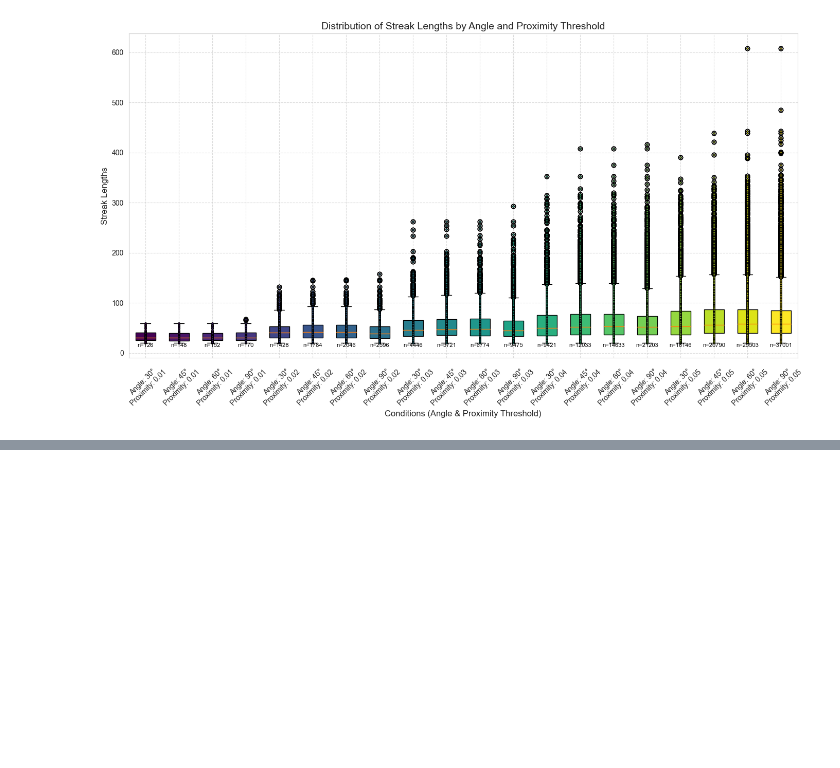
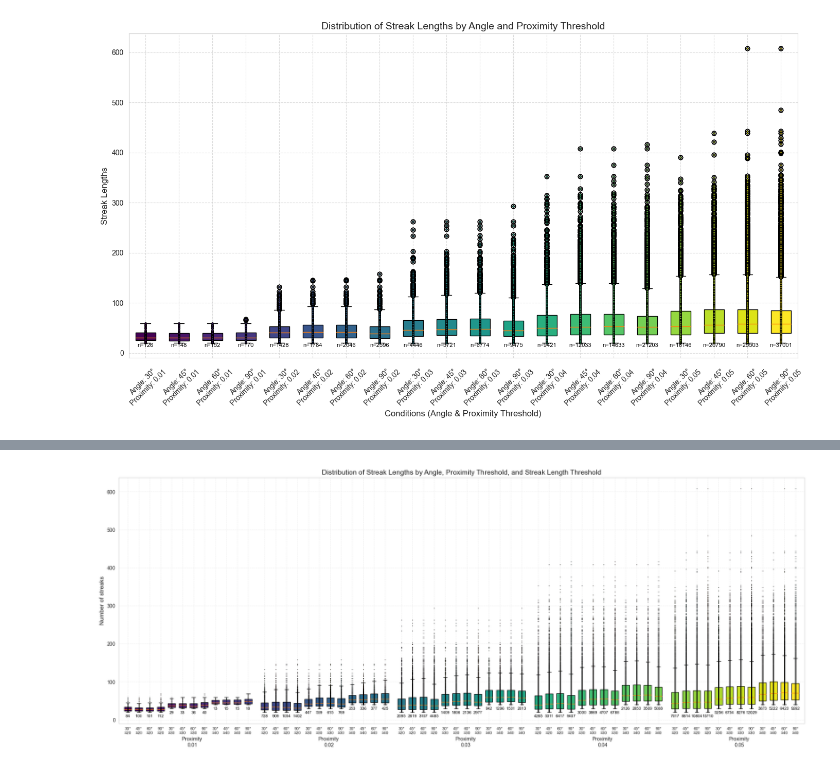
Before and after one commit to kajalkumarii/fish-size-analysis, a Jupyter notebook: processed_filtered_tracklet_length_analysis02022024.ipynb, the cells around one changed output, grey strips where cells are left out. Cells and saved outputs as stored; diff of their text form; code cells hidden in the pictures; blank space fills up the shorter version.

```diff
--- a/processed_filtered_tracklet_length_analysis02022024.ipynb
+++ b/processed_filtered_tracklet_length_analysis02022024.ipynb
@@ -174,0 +252,73 @@ plt.show()
+# %%
+# Set figure size
+plt.figure(figsize=(20, 8))
+
+# Prepare data for box plots
+data_to_plot = []
+angle_streak_labels = []
+proximity_labels = []
+positions = []
+colors = plt.cm.viridis(np.linspace(0, 1, len(proximity_thresholds) * len(angles) * len(streak_length_thresholds)))
+
+current_position = 1
+position_offset = 0.6
+group_gap = 0.3  # Smaller gap between groups
+proximity_label_positions = []
+
+for proximity_threshold in proximity_thresholds:
+    proximity_label_positions.append(current_position + (position_offset * len(streak_length_thresholds) * len(angles) / 2) - position_offset / 8)
+    for streak_length_threshold in streak_length_thresholds:
+        for angle in angles:
+            filtered_df = df[(df['angle'] == angle) &
+                             (df['proximity_threshold'] == proximity_threshold) &
+                             (df['streak_length_threshold'] == streak_length_threshold)]
+            all_lengths = [length for sublist in filtered_df['streak_lengths'] for length in sublist]
+
+            if all_lengths:
+                data_to_plot.append(all_lengths)
+                angle_streak_labels.append(f'{angle}°\n≥{streak_length_threshold}')
+                positions.append(current_position)
+
+                plt.scatter([current_position] * len(all_lengths), all_lengths, alpha=0.6, edgecolor='black', s=0.5, zorder=2)
+                current_position += position_offset
+
+    current_position += group_gap  # Increase the position for the next proximity threshold group
+
+# Create box plots
+boxplots = plt.boxplot(data_to_plot, positions=positions, widths=0.4, patch_artist=True, zorder=1, showfliers=False)
+
+# Set colors for each box
+for patch, color in zip(boxplots['boxes'], colors):
+    patch.set_facecolor(color)
+
+
+    # Add text for the number of streaks below each whisker
+for i, whisker in enumerate(boxplots['whiskers'][::2]):  # Use the bottom whiskers
+    num_streaks = len(data_to_plot[i])
+    x_position = positions[i]
+    y_position = whisker.get_ydata()[1]  # Bottom of the whisker
+    # Move the text further down by subtracting a value from y_position
+    plt.text(x_position, y_position - 6, f'{num_streaks}', horizontalalignment='center', verticalalignment='top', fontsize=8, color='black')
+
+# Set labels and title
+# plt.xlabel('Conditions', fontsize=12)
+plt.ylabel('Number of streaks', fontsize=12)
+plt.title('Distribution of Streak Lengths by Angle, Proximity Threshold, and Streak Length Threshold', fontsize=14)
+
+# Set x-ticks for angle and streak length threshold labels
+plt.xticks(ticks=positions, labels=angle_streak_labels, fontsize=8)
+
+# Set x-ticks for proximity threshold labels
+for pos, label in zip(proximity_label_positions, proximity_thresholds):
+    plt.text(pos, -70, f'Proximity\n{label}', horizontalalignment='center', fontsize=10)  # Adjust y position as needed
+
+plt.yticks(fontsize=10)
+
+# Add grid
+plt.grid(True, linestyle='--', alpha=0.3)
+
+# Adjust layout and show plot
+plt.tight_layout()
+plt.show()
+# %% [output]
+[figure, added]
```
Also changed, not shown: parts of 7 cells of this notebook, 4 other files.
